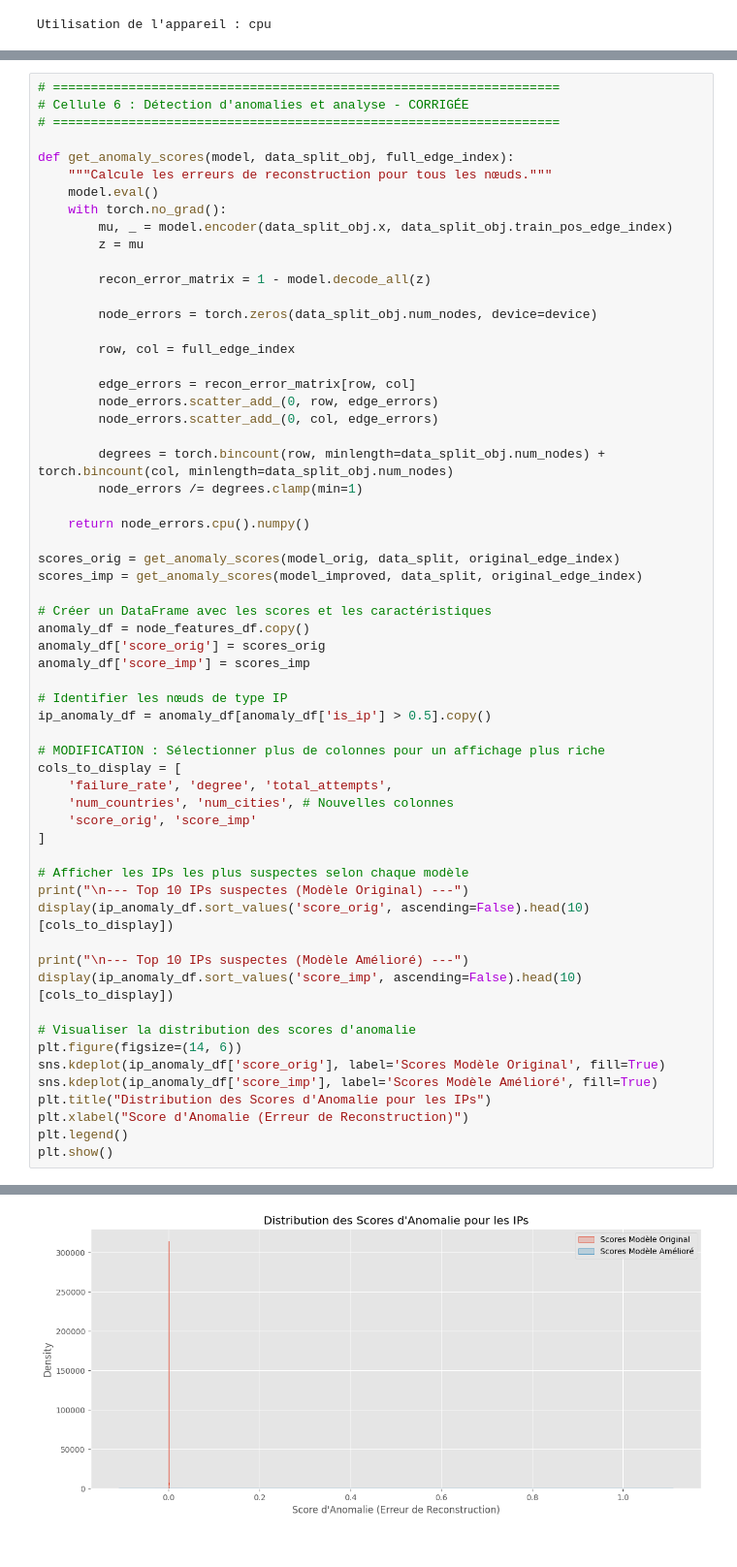
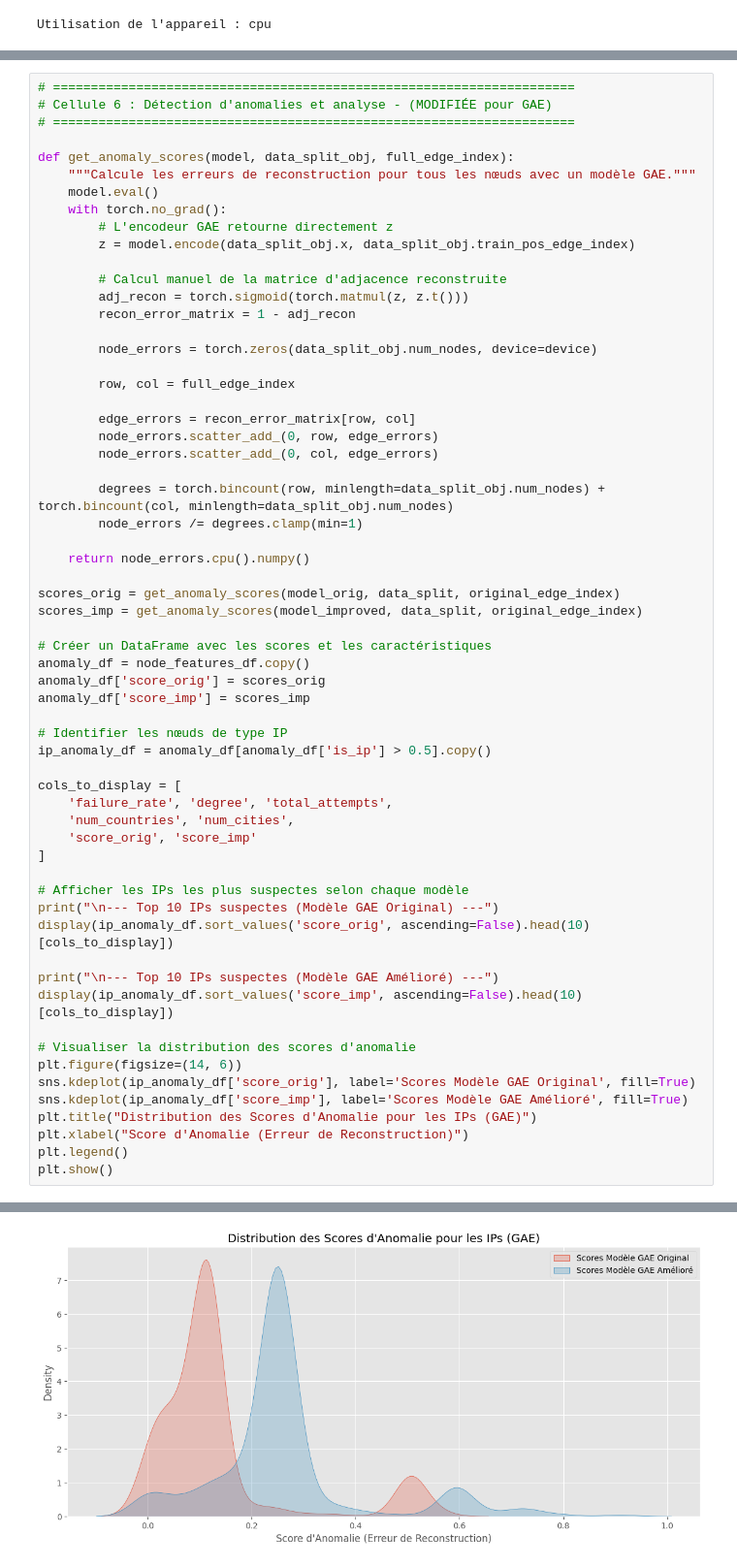
Before and after one commit to diidouu/PING14, a Jupyter notebook: vgae_model_v2.ipynb, the cells around one changed output, grey strips where cells are left out. Shown at 97% size. Cells and saved outputs as stored; diff of their text form.

Commit message:
passage de VGAE )à GAE avec résultats plus cohérents

```diff
--- a/vgae_model_v2.ipynb
+++ b/vgae_model_v2.ipynb
@@ -346,16 +279,18 @@ Epoch: 080, Loss: 0.0037
 # %%
-# ===================================================================
-# Cellule 6 : Détection d'anomalies et analyse - CORRIGÉE
-# ===================================================================
+# =====================================================================
+# Cellule 6 : Détection d'anomalies et analyse - (MODIFIÉE pour GAE)
+# =====================================================================
 
 def get_anomaly_scores(model, data_split_obj, full_edge_index):
-    """Calcule les erreurs de reconstruction pour tous les nœuds."""
+    """Calcule les erreurs de reconstruction pour tous les nœuds avec un modèle GAE."""
     model.eval()
     with torch.no_grad():
-        mu, _ = model.encoder(data_split_obj.x, data_split_obj.train_pos_edge_index)
-        z = mu
+        # L'encodeur GAE retourne directement z
+        z = model.encode(data_split_obj.x, data_split_obj.train_pos_edge_index)
 
-        recon_error_matrix = 1 - model.decode_all(z)
+        # Calcul manuel de la matrice d'adjacence reconstruite
+        adj_recon = torch.sigmoid(torch.matmul(z, z.t()))
+        recon_error_matrix = 1 - adj_recon
 
         node_errors = torch.zeros(data_split_obj.num_nodes, device=device)
 
@@ -381,25 +316,24 @@ anomaly_df['score_imp'] = scores_imp
 # Identifier les nœuds de type IP
 ip_anomaly_df = anomaly_df[anomaly_df['is_ip'] > 0.5].copy()
 
-# MODIFICATION : Sélectionner plus de colonnes pour un affichage plus riche
 cols_to_display = [
     'failure_rate', 'degree', 'total_attempts',
-    'num_countries', 'num_cities', # Nouvelles colonnes
+    'num_countries', 'num_cities',
     'score_orig', 'score_imp'
 ]
 
 # Afficher les IPs les plus suspectes selon chaque modèle
-print("\n--- Top 10 IPs suspectes (Modèle Original) ---")
+print("\n--- Top 10 IPs suspectes (Modèle GAE Original) ---")
 display(ip_anomaly_df.sort_values('score_orig', ascending=False).head(10)[cols_to_display])
 
-print("\n--- Top 10 IPs suspectes (Modèle Amélioré) ---")
+print("\n--- Top 10 IPs suspectes (Modèle GAE Amélioré) ---")
 display(ip_anomaly_df.sort_values('score_imp', ascending=False).head(10)[cols_to_display])
 
 # Visualiser la distribution des scores d'anomalie
 plt.figure(figsize=(14, 6))
-sns.kdeplot(ip_anomaly_df['score_orig'], label='Scores Modèle Original', fill=True)
-sns.kdeplot(ip_anomaly_df['score_imp'], label='Scores Modèle Amélioré', fill=True)
-plt.title("Distribution des Scores d'Anomalie pour les IPs")
+sns.kdeplot(ip_anomaly_df['score_orig'], label='Scores Modèle GAE Original', fill=True)
+sns.kdeplot(ip_anomaly_df['score_imp'], label='Scores Modèle GAE Amélioré', fill=True)
+plt.title("Distribution des Scores d'Anomalie pour les IPs (GAE)")
 plt.xlabel("Score d'Anomalie (Erreur de Reconstruction)")
 plt.legend()
 plt.show()
@@ -433,2 +367,2 @@ plt.show()
-[figure, old version]
+[figure, new version]
 # %%
```
Also changed, not shown: parts of 7 cells of this notebook, 8 other files.
